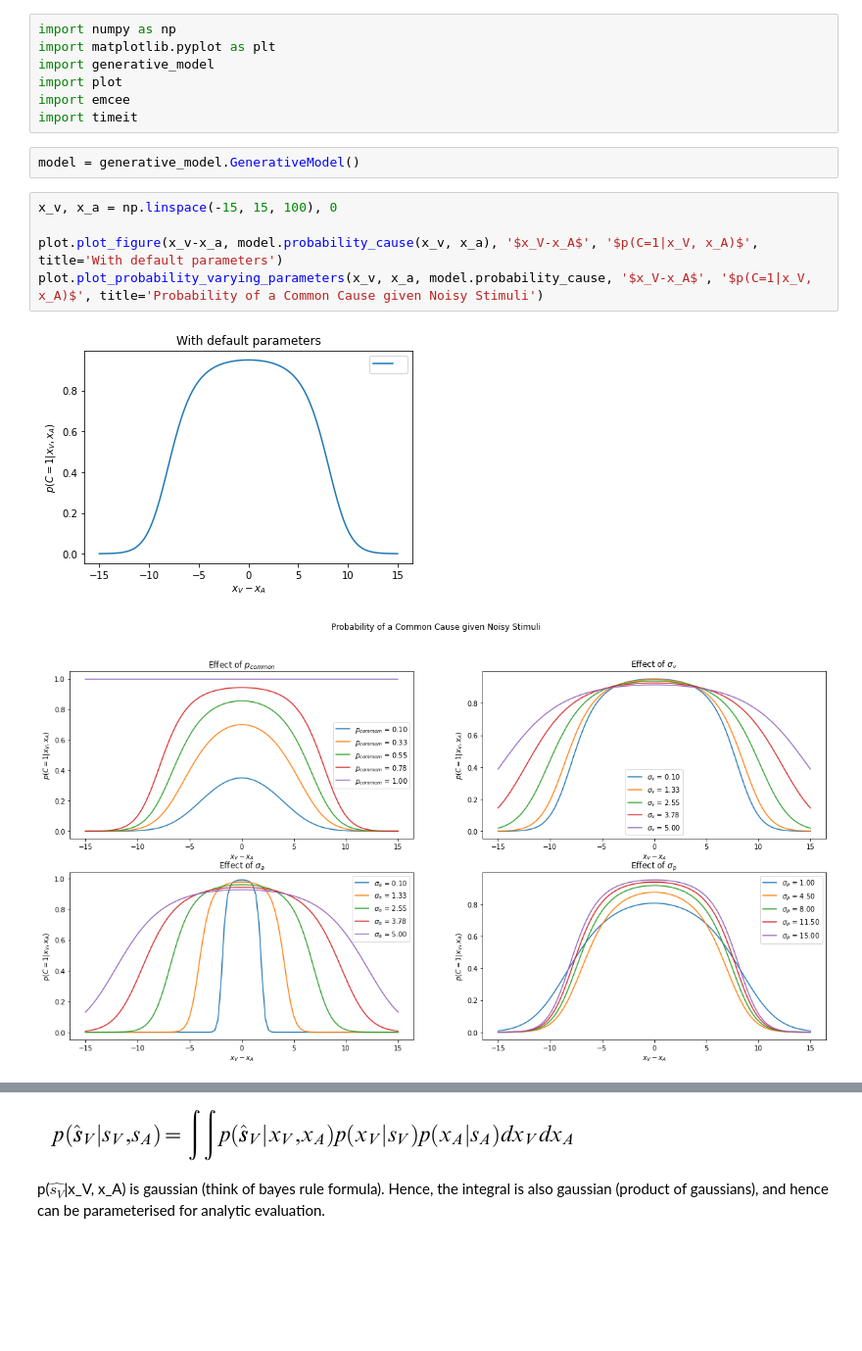
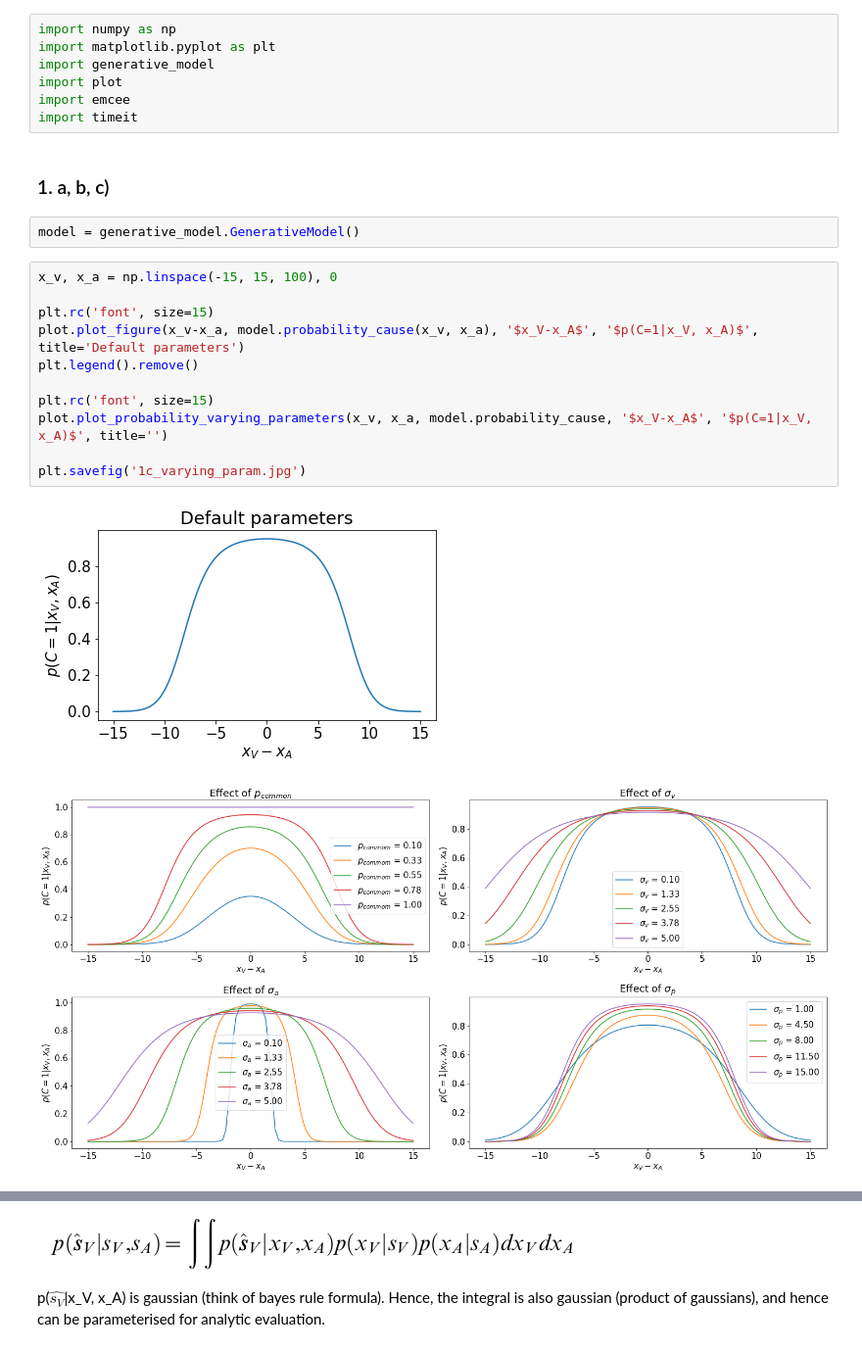
Before and after one commit to anujanegi/causal-inference, a Jupyter notebook: Causal Inference in Multisensory Perception.ipynb, the cells around one changed output, grey strips where cells are left out. Shown at 98% size. Cells and saved outputs as stored; diff of their text form; blank space fills up the shorter version.

```diff
--- a/Causal Inference in Multisensory Perception.ipynb
+++ b/Causal Inference in Multisensory Perception.ipynb
@@ -8,13 +11,21 @@ import generative_model
 import plot
 import emcee
 import timeit
+# %% [markdown]
+### 1. a, b, c)
 # %%
 model = generative_model.GenerativeModel()
 # %%
 x_v, x_a = np.linspace(-15, 15, 100), 0
 
-plot.plot_figure(x_v-x_a, model.probability_cause(x_v, x_a), '$x_V-x_A$', '$p(C=1|x_V, x_A)$', title='With default parameters')
-plot.plot_probability_varying_parameters(x_v, x_a, model.probability_cause, '$x_V-x_A$', '$p(C=1|x_V, x_A)$', title='Probability of a Common Cause given Noisy Stimuli')
+plt.rc('font', size=15)
+plot.plot_figure(x_v-x_a, model.probability_cause(x_v, x_a), '$x_V-x_A$', '$p(C=1|x_V, x_A)$', title='Default parameters')
+plt.legend().remove()
+
+plt.rc('font', size=15)
+plot.plot_probability_varying_parameters(x_v, x_a, model.probability_cause, '$x_V-x_A$', '$p(C=1|x_V, x_A)$', title='')
+
+plt.savefig('1c_varying_param.jpg')
 # %% [output]
-[figure, old version]
+[figure, new version]
-[figure, old version]
+[figure, new version]
```
Also changed, not shown: parts of 21 cells of this notebook, 2 other files.
